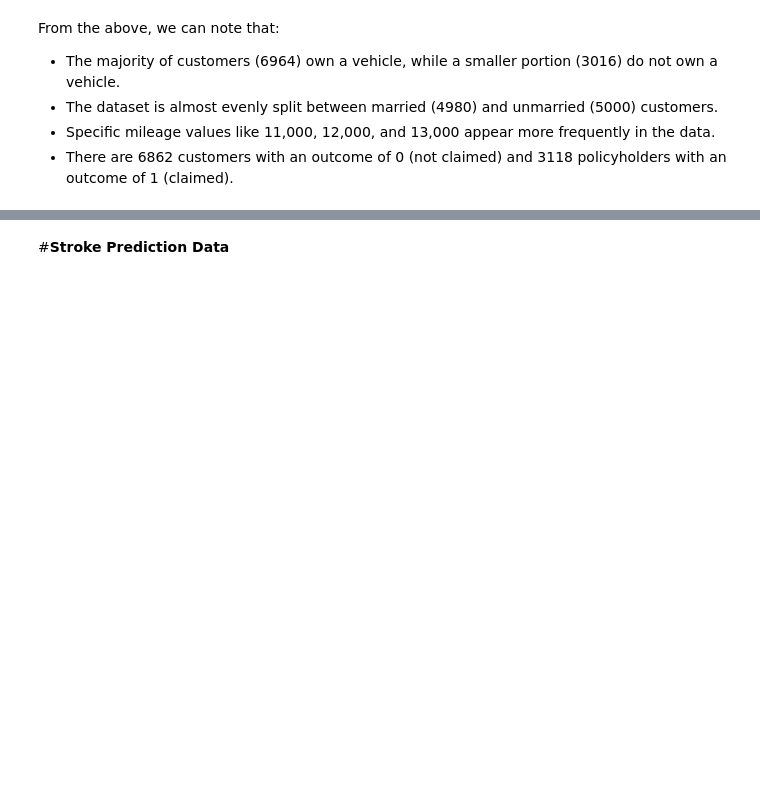
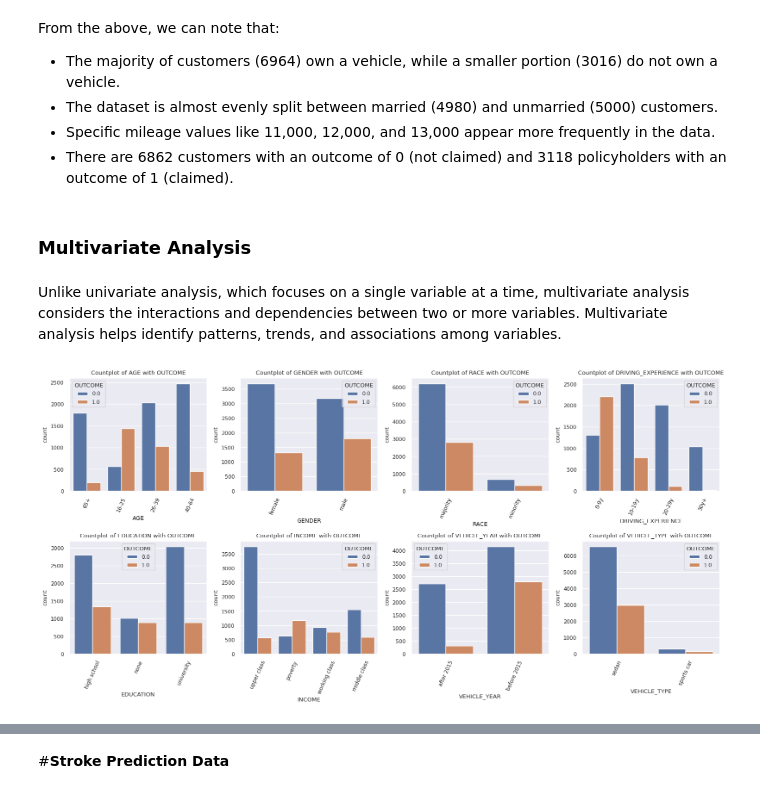
Before and after one commit to LeratoMatlala1/Car-Insurance-Claims-Classification, a Jupyter notebook: Project_2.ipynb, the cells around one changed output, grey strips where cells are left out. Saved outputs shown, nothing was run; the diff lists cells and outputs as text; code cells hidden in the pictures; blank space fills up the shorter version.

```diff
--- a/Project_2.ipynb
+++ b/Project_2.ipynb
@@ -297,3 +306,30 @@ From the above, we can note that:
 - The dataset is almost evenly split between married (4980) and unmarried (5000) customers.
 - Specific mileage values like 11,000, 12,000, and 13,000 appear more frequently in the data.
 - There are 6862 customers with an outcome of 0 (not claimed) and 3118 policyholders with an outcome of 1 (claimed).
+# %% [markdown]
+### Multivariate Analysis
+# %% [markdown]
+Unlike univariate analysis, which focuses on a single variable at a time, multivariate analysis considers the interactions and dependencies between two or more variables. Multivariate analysis helps identify patterns, trends, and associations among variables.
+# %%
+sns.set(font_scale=0.8)
+
+nrows = 2
+ncols = 4
+
+fig, axes = plt.subplots(nrows=2, ncols=4, figsize=(16, 8))
+
+for i, feature in enumerate(Categorical_features):
+    row = i // ncols
+    col = i % ncols
+    sns.countplot(data=CI_df, hue='OUTCOME', x=feature, ax=axes[row, col])
+    axes[row, col].set_title(f"Countplot of {feature} with OUTCOME")
+    axes[row, col].tick_params(axis='x', rotation=66)
+
+# Remove empty subplots
+for i in range(len(Categorical_features), nrows * ncols):
+    fig.delaxes(axes.flatten()[i])
+
+plt.tight_layout()
+plt.show()
+# %% [output]
+[figure, added]
```
Also changed, not shown: parts of 10 cells of this notebook.
